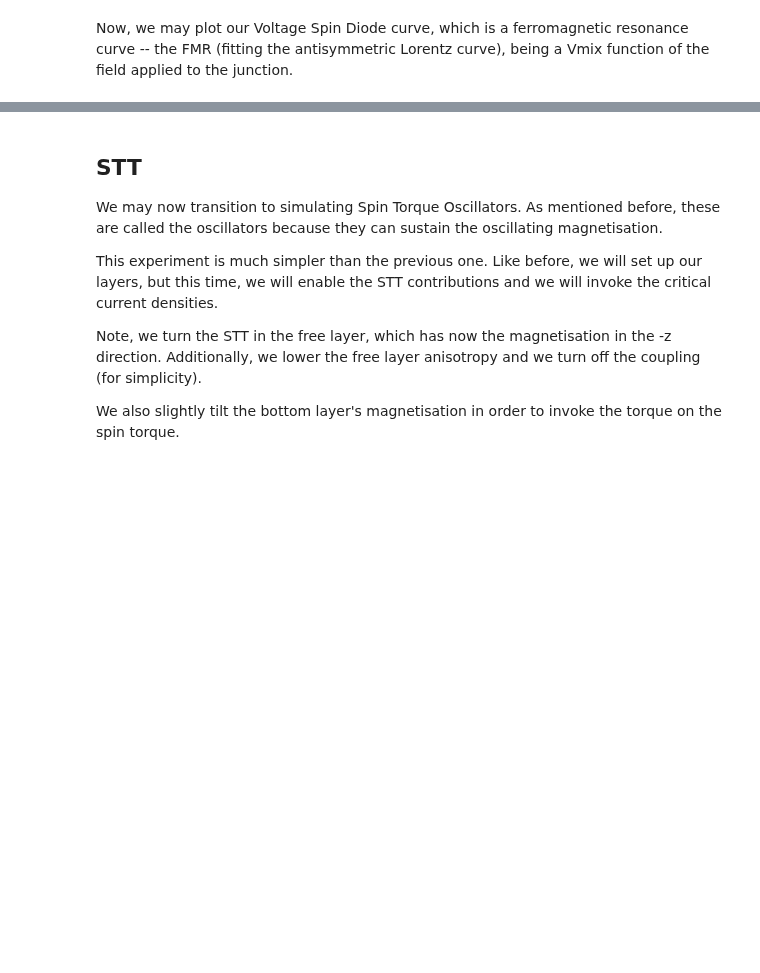
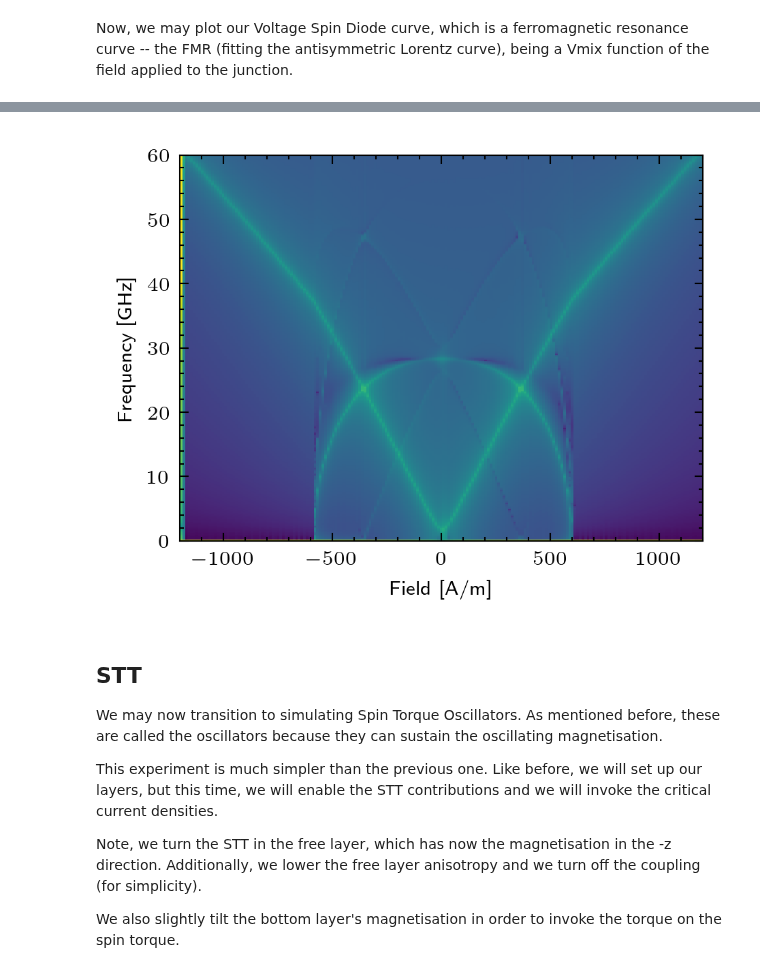
Before and after one commit to LemurPwned/cmtj, a Jupyter notebook: docs/CMTJBindingsTutorial.ipynb, the cells around one changed output, grey strips where cells are left out. Drawn from its saved outputs; the diff is of its cells as text; code cells hidden in the pictures; blank space fills up the shorter version.

```diff
--- a/docs/CMTJBindingsTutorial.ipynb
+++ b/docs/CMTJBindingsTutorial.ipynb
@@ -151,3 +159,68 @@ plt.show()
+# %%
+from cmtj.utils import calculate_resistance_series
+import matplotlib.pyplot as plt
+from cmtj.utils.linear import FieldScan
+from cmtj.utils.procedures import ResistanceParameters, PIMM_procedure
+
+rp = ResistanceParameters(Rxx0=100,
+                          Rxy0=1,
+                          Rsmr=-0.46,
+                          Rahe=-2.7,
+                          Ramr=-0.24,
+                          l=30,
+                          w=20)
+
+# approximate demagnetisation tensor
+demag = [CVector(0, 0, 0), CVector(0, 0, 0), CVector(0, 0, 1)]
+alpha = 0.005
+Kdir = CVector(1, 0, 0)
+Ms = 1.65
+l1 = Layer("free",
+           mag=CVector(0, 0, 1),
+           anis=Kdir,
+           Ms=Ms,
+           thickness=3.99e-9,
+           cellSurface=0,
+           demagTensor=demag,
+           damping=alpha)
+
+l2 = Layer("bottom",
+           mag=CVector(0, 0, 1),
+           anis=Kdir,
+           Ms=Ms,
+           thickness=4e-9,
+           cellSurface=0,
+           demagTensor=demag,
+           damping=alpha)
+J1 = -1.78e-3
+J2 = -1.69e-4
+
+K1 = K2 = 1.05e3
+int_step = 4e-14
+
+j1 = Junction([l1, l2], 100, 102)
+
+j1.setLayerAnisotropyDriver("all", ScalarDriver.getConstantDriver(K1))
+j1.setIECDriver("free", "bottom", ScalarDriver.getConstantDriver(J1))
+j1.setQuadIECDriver("free", "bottom", ScalarDriver.getConstantDriver(J2))
+# j1.runSimulation(5e-9, 1e-13, 1e-12)
+Hscan, Hvecs = FieldScan.amplitude_scan(-1200e3, 1200e3, 200, 89, 90)
+
+spectrum, freqs, output = PIMM_procedure(j1,
+                                         Hvecs=Hvecs,
+                                         int_step=int_step,
+                                         resistance_params=[rp, rp],
+                                         max_frequency=60e9)
+with plt.style.context(['science', 'nature']):
+    fig, ax = plt.subplots(dpi=300)
+    ax.pcolor(Hscan / 1e3,
+              freqs / 1e9,
+              np.log10(np.squeeze(spectrum.T)),
+              cmap='viridis')
+    ax.set_xlabel("Field [A/m]")
+    ax.set_ylabel("Frequency [GHz]")
+# %% [output]
+[figure, added]
 # %% [markdown]
 ## STT
 We may now transition to simulating Spin Torque Oscillators. As mentioned before, these are called the oscillators because they can sustain the oscillating magnetisation.
```
Also changed, not shown: parts of 9 cells of this notebook, 4 other files.
